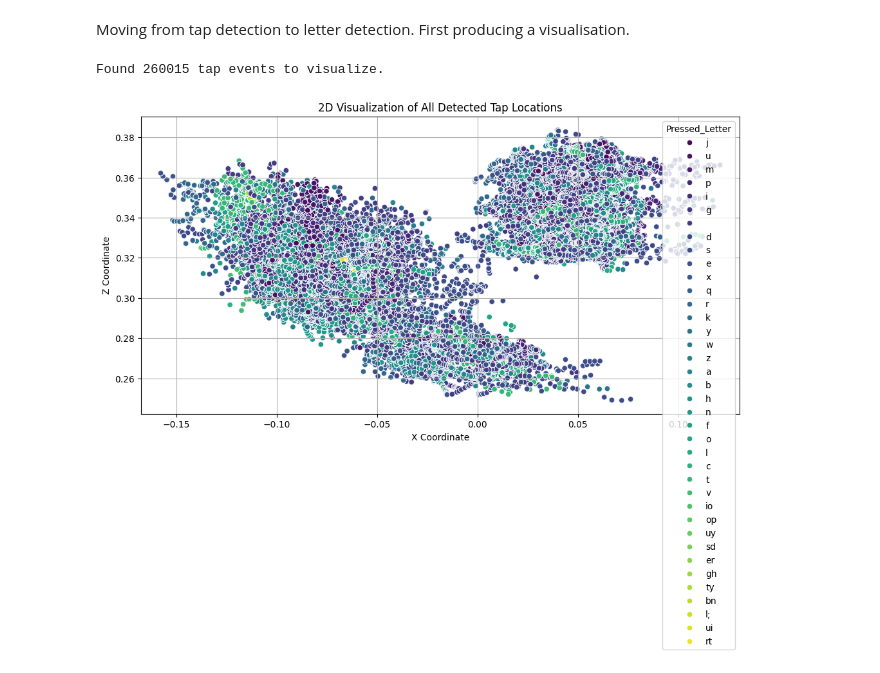
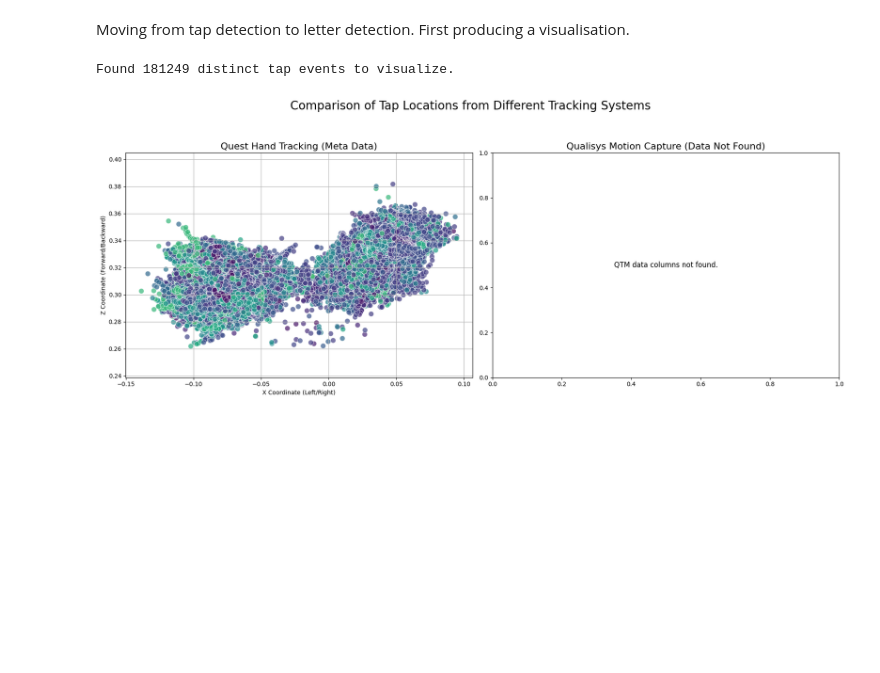
Before and after one commit to requiem002/vr_text_entry, a Jupyter notebook: typing_classifier/quest_classifier.ipynb, the cells around one changed output. Saved outputs shown, nothing was run; the diff lists cells and outputs as text; code cells hidden in the pictures; blank space fills up the shorter version.

```diff
--- a/typing_classifier/quest_classifier.ipynb
+++ b/typing_classifier/quest_classifier.ipynb
@@ -33,6 +36,9 @@ needed_cols = [
     'Meta_R_Index_Distal_GLOBAL_X',
     'Meta_R_Index_Distal_GLOBAL_Y',
     'Meta_R_Index_Distal_GLOBAL_Z',
+    'QTM_R_Index_Distal_GLOBAL_X',
+    'QTM_R_Index_Distal_GLOBAL_Z',
+    'QTM_R_Index_Distal_GLOBAL_Y',
     'KeyPressFlag',
     'Pressed_Letter'
 ]
@@ -351,31 +363,72 @@ Moving from tap detection to letter detection. First producing a visualisation.
 # %%
 import matplotlib.pyplot as plt
 import seaborn as sns
 
-# Make sure master_df is your fully processed dataframe from the previous step
+# Ensure master_df is your fully processed dataframe from the data loading step
 
-# 1. Create a new dataframe containing ONLY the rows where a real tap occurred
-tap_events_df = master_df[master_df['KeyPressFlag'] == 1].copy()
+# --- MODIFIED SELECTION LOGIC ---
+# We find the exact moment the KeyPressFlag switches from 0 to 1.
+# This isolates the single, initial moment of impact for each tap.
+tap_events_df = master_df[master_df['KeyPressFlag'].diff() == 1].copy()
 
-print(f"Found {len(tap_events_df)} tap events to visualize.")
+print(f"Found {len(tap_events_df)} distinct tap events to visualize.")
 
-# 2. Create a 2D scatter plot of the tap locations
-plt.figure(figsize=(12, 6))
+# --- Create a figure with two subplots, side-by-side ---
+fig, axes = plt.subplots(1, 2, figsize=(18, 7))
+fig.suptitle('Comparison of Tap Locations from Different Tracking Systems', fontsize=20, y=1.02)
+
+
+# --- Plot 1: Quest (Meta) Hand Tracking Data ---
 sns.scatterplot(
+    ax=axes[0],
     data=tap_events_df,
     x='Meta_R_Index_Distal_GLOBAL_X',
     y='Meta_R_Index_Distal_GLOBAL_Z',
-    hue='Pressed_Letter', # Color each point by the letter that was pressed
+    hue='Pressed_Letter',
     palette='viridis',
-    legend=True # Turning off legend for clarity as there will be many letters
+    s=80,
+    alpha=0.7,
+    legend=False
 )
+axes[0].set_title('Quest Hand Tracking (Meta Data)', fontsize=16)
+axes[0].set_xlabel('X Coordinate (Left/Right)')
+axes[0].set_ylabel('Z Coordinate (Forward/Backward)')
+axes[0].grid(True)
+axes[0].axis('equal')
 
-plt.title('2D Visualization of All Detected Tap Locations')
-plt.xlabel('X Coordinate')
-plt.ylabel('Z Coordinate')
-plt.grid(True)
-plt.axis('equal') # Ensure the scaling of X and Z axes is the same
+
+# --- Plot 2: Qualisys (QTM) Motion Capture Data ---
+# These column names correspond to the high-precision marker data for the right index fingertip
+qtm_x_col = 'QTM_R_Index_Distal_GLOBAL_X'
+qtm_z_col = 'QTM_R_Index_Distal_GLOBAL_Z'
+
+
+
+# Check if the QTM columns exist in the dataframe
+if qtm_x_col in tap_events_df.columns and qtm_z_col in tap_events_df.columns:
+    sns.scatterplot(
+        ax=axes[1],
+        data=tap_events_df,
+        x=qtm_x_col,
+        y=qtm_z_col,
+        hue='Pressed_Letter',
+        palette='viridis',
+        s=80,
+        alpha=0.7,
+        legend=False
+    )
+    axes[1].set_title('Qualisys Motion Capture (QTM Data - Ground Truth)', fontsize=16)
+    axes[1].set_xlabel('X Coordinate (Left/Right)')
+    axes[1].set_ylabel('Z Coordinate (Forward/Backward)')
+    axes[1].grid(True)
+    axes[1].axis('equal')
+else:
+    axes[1].text(0.5, 0.5, 'QTM data columns not found.', ha='center', va='center', fontsize=12)
+    axes[1].set_title('Qualisys Motion Capture (Data Not Found)', fontsize=16)
+
+
+plt.tight_layout(rect=[0, 0, 1, 0.96])
 plt.show()
 # %% [output]
-Found 260015 tap events to visualize.
+Found 181249 distinct tap events to visualize.
-[figure, old version]
+[figure, new version]
```
Also changed, not shown: parts of 11 cells of this notebook, 12 other files.
